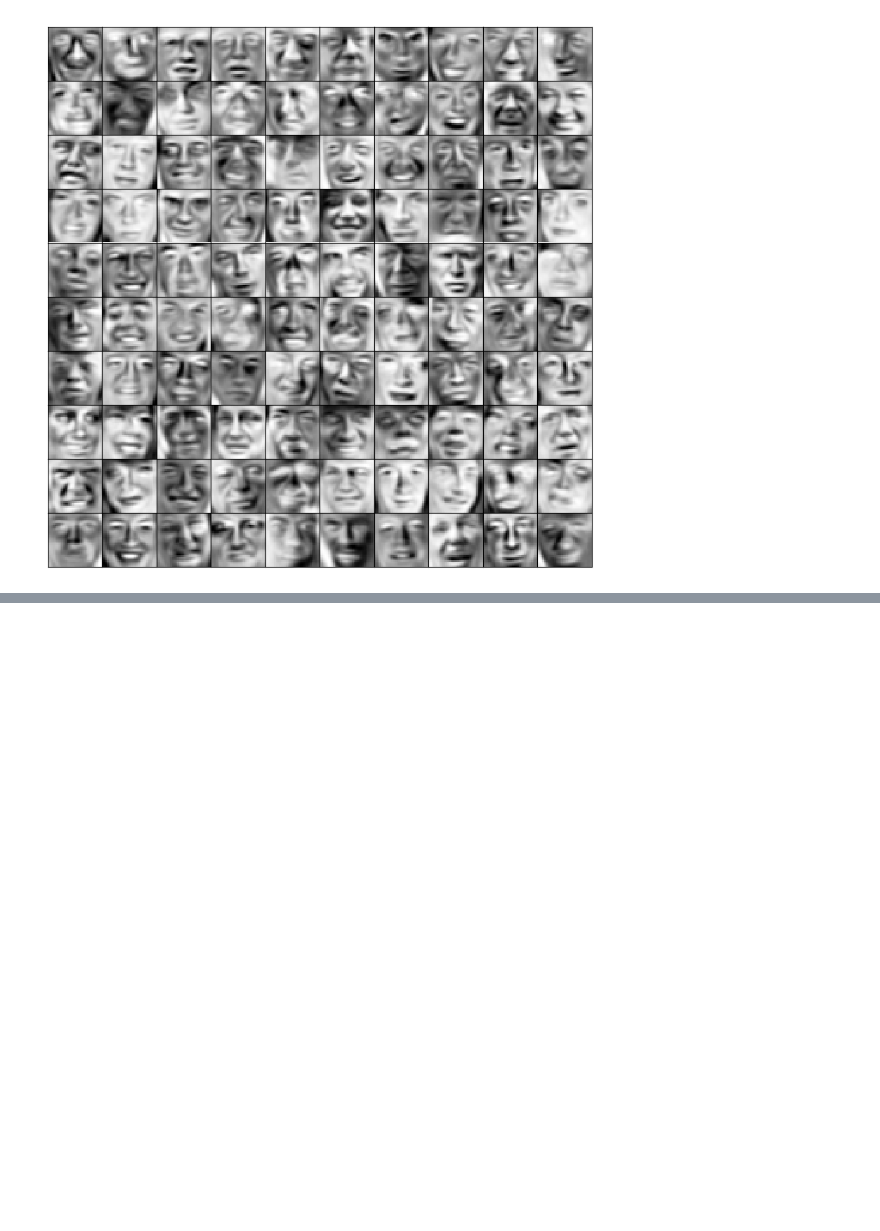
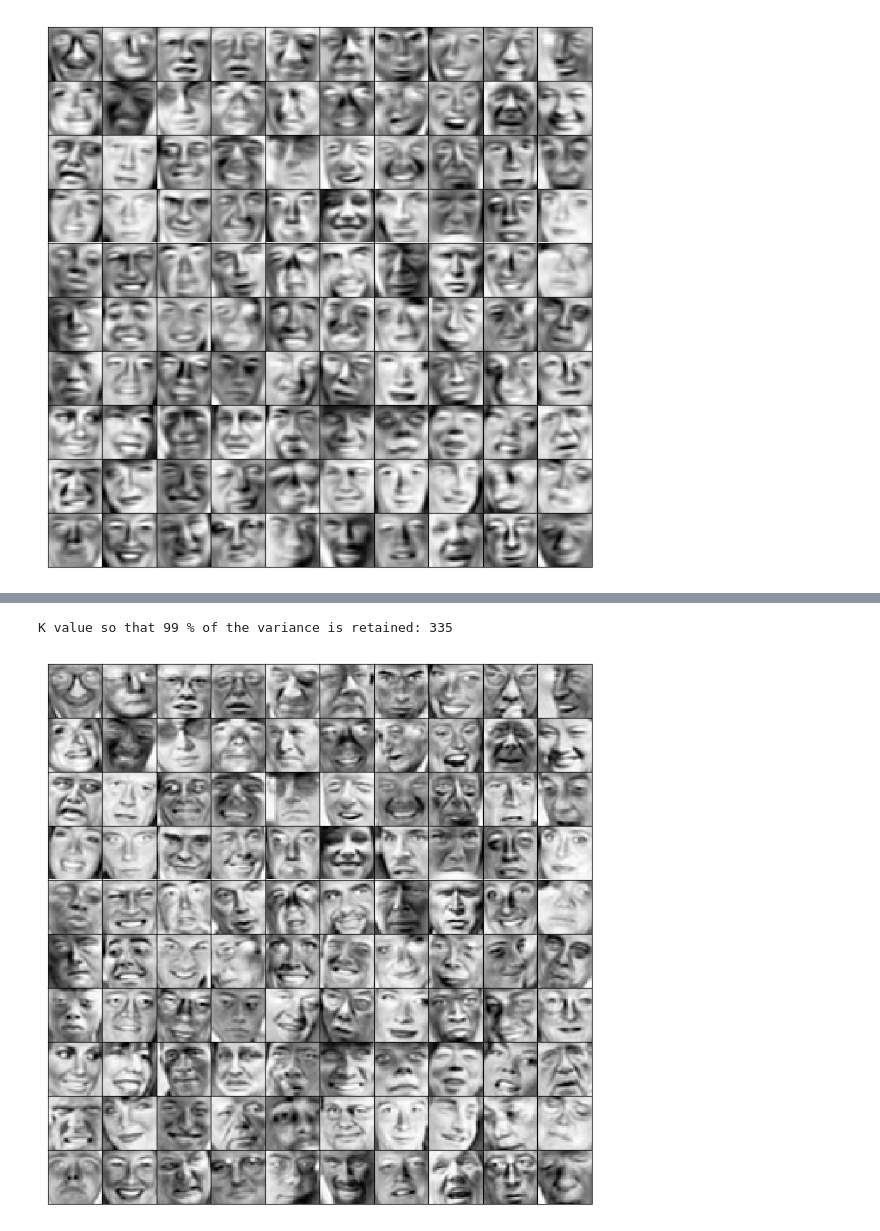
Before and after one commit to jschnab/machine-learning, a Jupyter notebook: pca/pca.ipynb, the cells around one changed output, grey strips where cells are left out. Cells and saved outputs as stored; diff of their text form; code cells hidden in the pictures; blank space fills up the shorter version.

```diff
--- a/pca/pca.ipynb
+++ b/pca/pca.ipynb
@@ -169,0 +175,31 @@ for i in range(100):
+# %%
+#calculating K so that 99 % of the variance is retained
+for i in range(len(S)):
+    ratio = 1 - np.sum(S[:i]) / np.sum(S)
+    if ratio <= 0.01:
+        print("K value so that 99 % of the variance is retained:", i)
+        break
+
+#display of images with PCA and K = 335
+#calculation of the projection of data on K dimensions
+K = 335
+Z = np.dot(X_norm, U[:, 0:K])
+
+#recovery of data
+X_rec = np.dot(Z, U[:, 0:K].T)
+
+#plot recovered data
+plt.figure(figsize=(10, 10))
+gs = gridspec.GridSpec(10, 10)
+gs.update(wspace=0, hspace=0)
+
+for i in range(100):
+    ax = plt.subplot(gs[i])
+    ax.set_xticklabels([])
+    ax.set_yticklabels([])
+    ax.imshow(X_rec[i, :].reshape((32, 32)).T, cmap='Greys_r')
+    ax.tick_params(left=False, bottom=False)
+    ax.set_aspect('auto')
+# %% [output]
+K value so that 99 % of the variance is retained: 335
+[figure, added]
```
Also changed, not shown: parts of 5 cells of this notebook.
